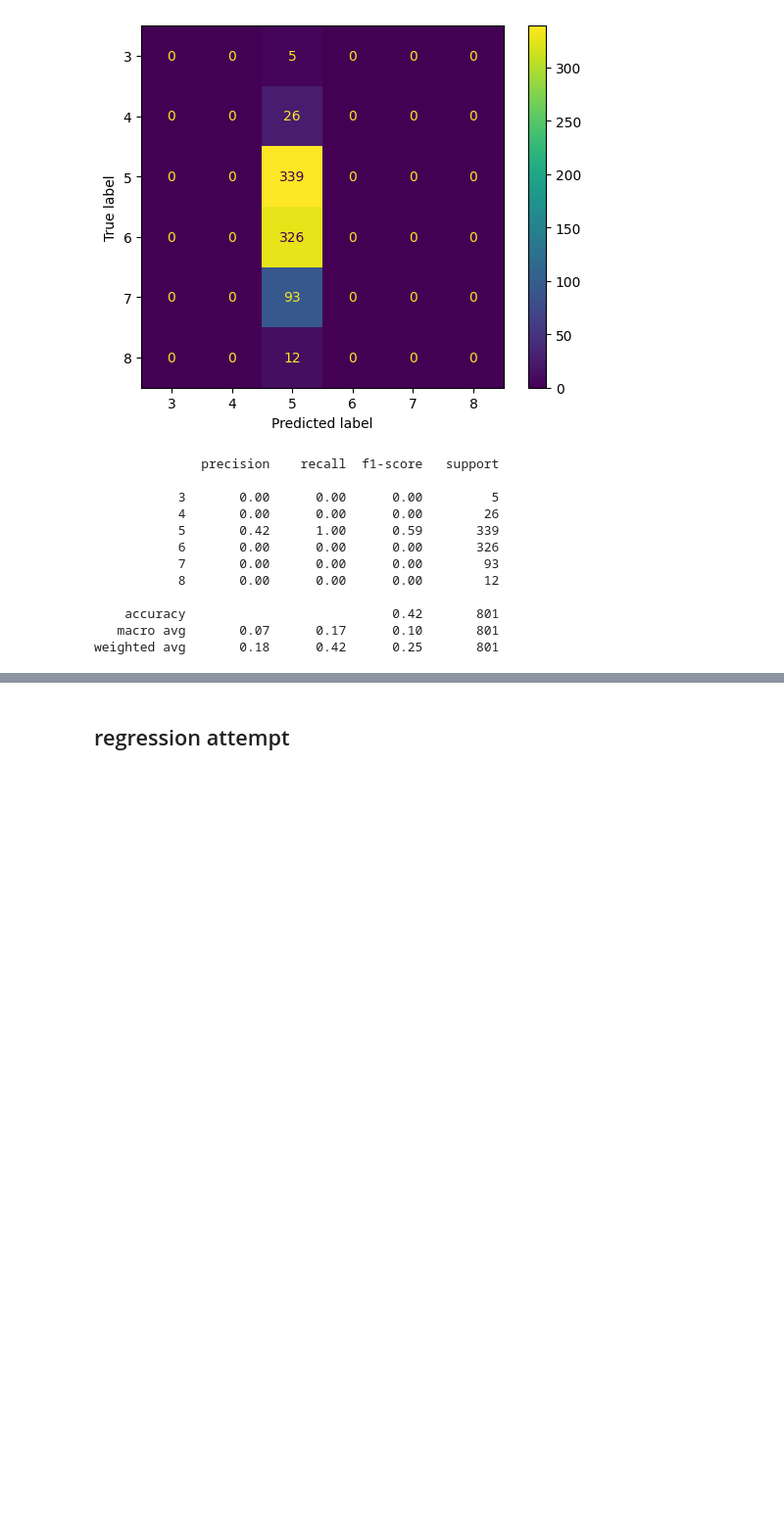
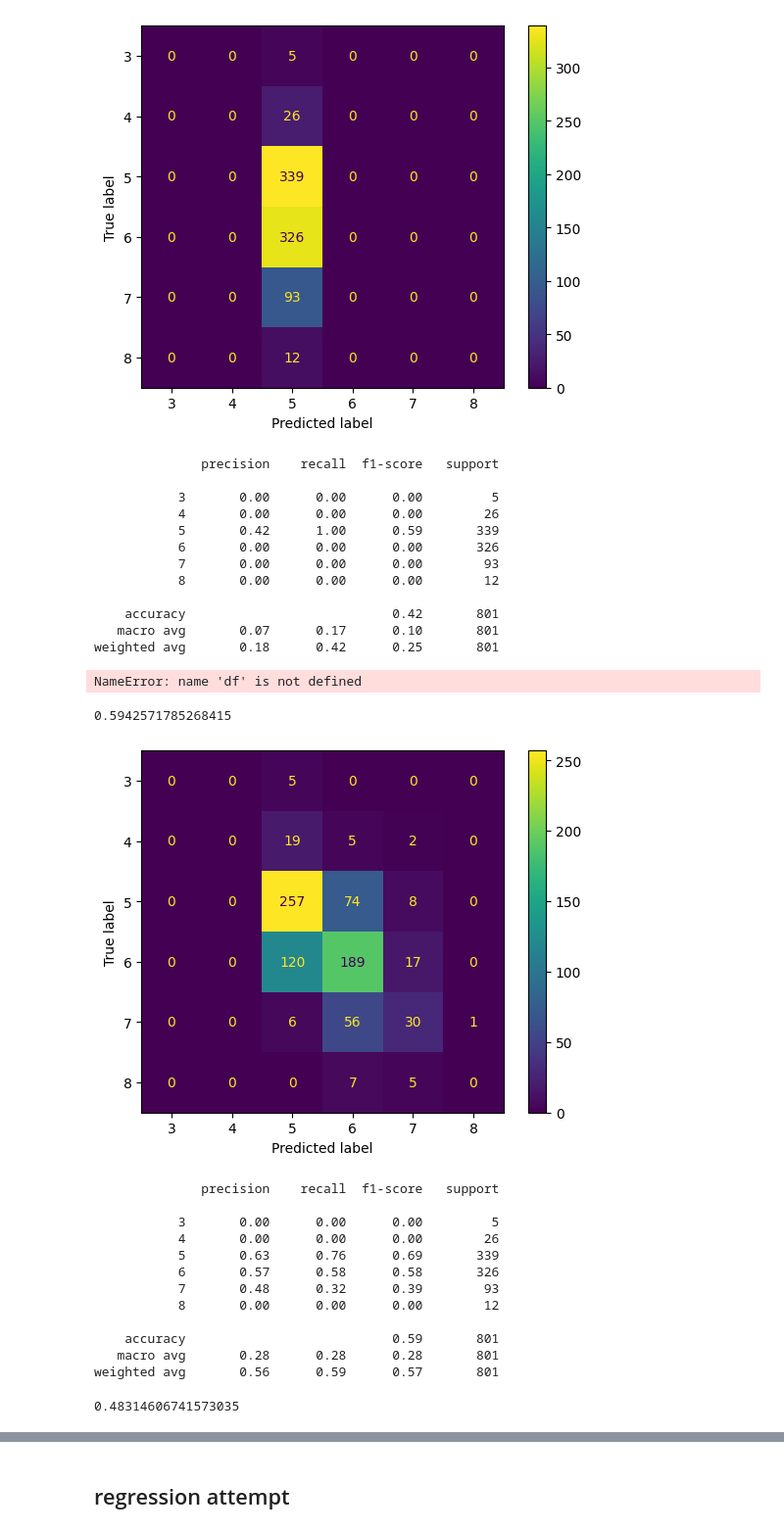
Before and after one commit to obbwins/vinho, a Jupyter notebook: Test_One.ipynb, the cells around one changed output, grey strips where cells are left out. Shown at 98% size. Drawn from its saved outputs; the diff is of its cells as text; code cells hidden in the pictures; blank space fills up the shorter version.

```diff
--- a/Test_One.ipynb
+++ b/Test_One.ipynb
@@ -117,3 +117,56 @@ print(cr)
     accuracy                           0.42       801
    macro avg       0.07      0.17      0.10       801
 weighted avg       0.18      0.42      0.25       801
+# %%
+df.info()
+# %% [output]
+NameError: name 'df' is not defined
+# %%
+
+df_2 = df.drop('quality', axis=1)
+
+y = df['quality']
+X = df_2
+
+
+X_train, X_val, y_train, y_val = train_test_split(X, y, train_size=0.3, random_state=42)
+# %%
+from sklearn.metrics import accuracy_score
+rfc = RandomForestClassifier(random_state=42)
+
+rfc.fit(X_train, y_train)
+
+y_pred = rfc.predict(X_val)
+
+print(accuracy_score(y_val, y_pred))
+# %% [output]
+0.5942571785268415
+# %%
+from sklearn.metrics import ConfusionMatrixDisplay, confusion_matrix, classification_report
+
+cm =  confusion_matrix(y_val, y_pred, labels=rfc.classes_)
+
+disp = ConfusionMatrixDisplay(confusion_matrix=cm, display_labels=rfc.classes_)
+
+cr = classification_report(y_val, y_pred)
+
+disp.plot()
+
+plt.show()
+
+
+print(cr)
+# %% [output]
+[figure, added]
+              precision    recall  f1-score   support
+
+           3       0.00      0.00      0.00         5
+           4       0.00      0.00      0.00        26
+           5       0.63      0.76      0.69       339
+           6       0.57      0.58      0.58       326
+           7       0.48      0.32      0.39        93
+           8       0.00      0.00      0.00        12
+
+    accuracy                           0.59       801
+   macro avg       0.28      0.28      0.28       801
+weighted avg       0.56      0.59      0.57       801
@@ -119,0 +182,13 @@ weighted avg       0.18      0.42      0.25       801
+# %%
+from sklearn.metrics import accuracy_score
+from xgboost import XGBClassifier
+
+xgb = XGBClassifier(random_state=42)
+
+xgb.fit(X_train, y_train)
+
+y_pred = xgb.predict(X_val)
+
+print(accuracy_score(y_val, y_pred))
+# %% [output]
+0.48314606741573035
```
Also changed, not shown: parts of 2 cells of this notebook.
